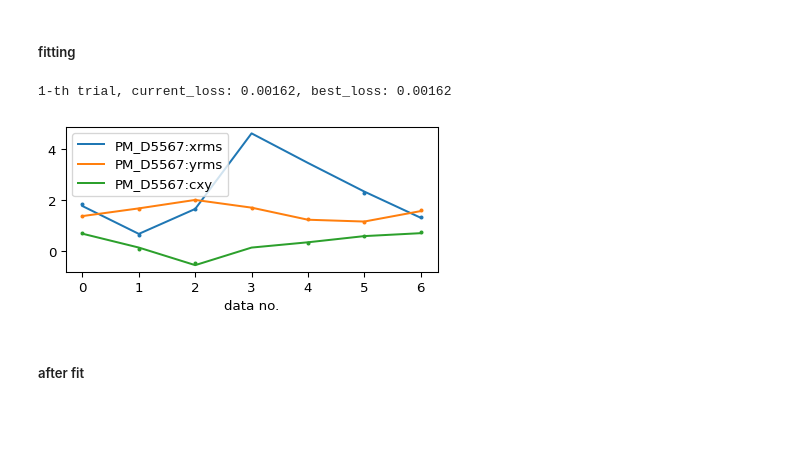
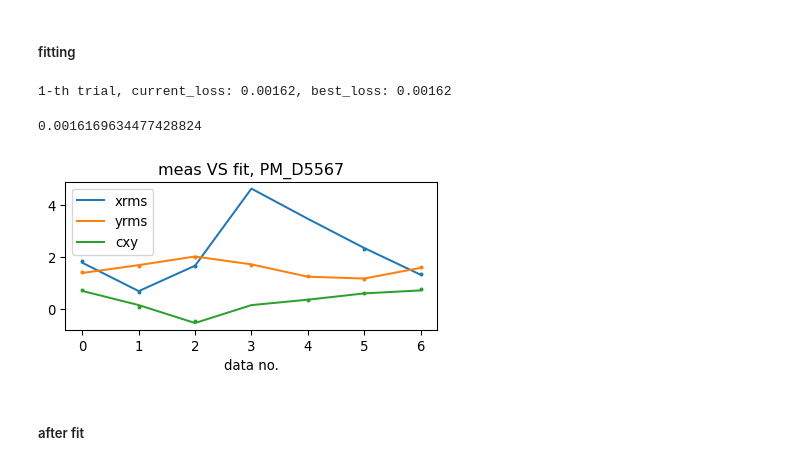
Before and after one commit to kilean20/FRIB_model, a Jupyter notebook: example/compare_w_ISAAC_reconst_from_lattice_start.ipynb, the cells around one changed output. Cells and saved outputs as stored; diff of their text form; code cells hidden in the pictures; blank space fills up the shorter version.

```diff
--- a/example/compare_w_ISAAC_reconst_from_lattice_start.ipynb
+++ b/example/compare_w_ISAAC_reconst_from_lattice_start.ipynb
@@ -11,10 +11,10 @@ import FRIB_model as frib
 # %% [output]
 FRIB_model version: 1.0.0. updated on 2024-03-05
 # %%
-ISAAC_database_path = '/home/devuser/Desktop/WinHome/Workspace/BPM4pickup/ISAAC_data'
+ISAAC_database_path = '/media/sf_HWANG/Workspace/BPM4pickup/ISAAC_data'
 ISAAC_data_rel_path = '20240118_103337_maruta_BDS_BTS_PM_D5567_pv_scan'
 
-fm_evals, fm_goals, fm = frib.ish.get_flame_evals_n_goals_from_reconst_summary(
+fm_evals, fm_goals, fm = frib.ISAAC_helper.get_flame_evals_n_goals_from_reconst_summary(
     ISAAC_data_rel_path = ISAAC_data_rel_path,
     ISAAC_database_path = ISAAC_database_path,
     return_flame = True)
@@ -75,18 +75,19 @@ print(cxy, cxyp, cxpy, cxpyp)
 # %% [markdown]
 ##### fitting
 # %%
-frib.fmh.fit_moment1(fm,fm_evals,fm_goals,
+frib.flame_helper.fit_moment1(fm,fm_evals,fm_goals,
 #                      from_bmstate = from_bmstate,
 #                      from_element= i_from_element-1,
                      to_element  = i_to_element,
                      n_try = 20,
                      stop_criteria = 0.002,
                      start_fit_from_current_bmstate = True,
                      plot_fitting_quality = True,
                     )
 # %% [output]
 1-th trial, current_loss: 0.00162, best_loss: 0.00162
+0.0016169634477428824
-[figure, old version]
+[figure, new version]
 # %% [markdown]
 ##### after fit
 # %%
```
Also changed, not shown: parts of 8 cells of this notebook, 8 other files.
